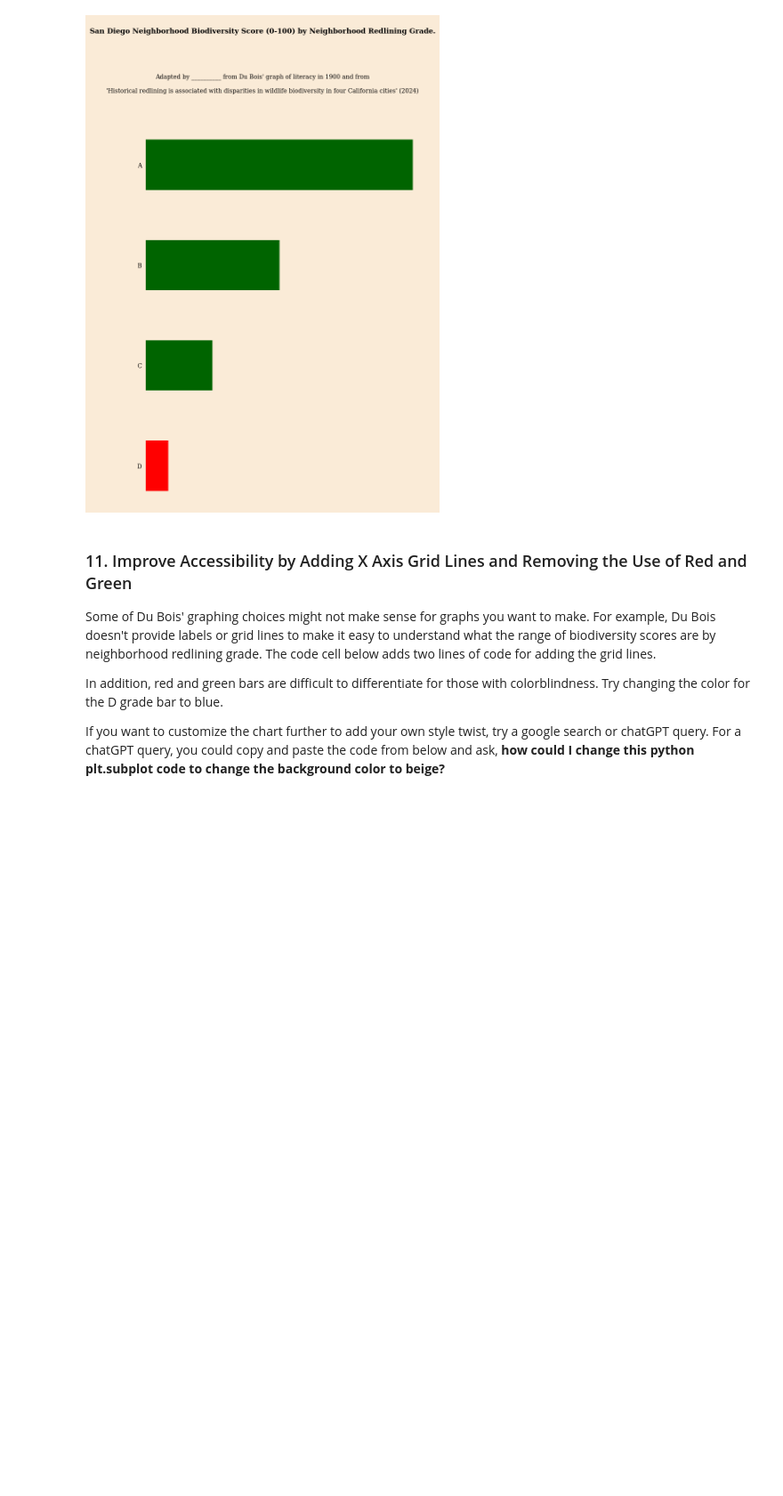
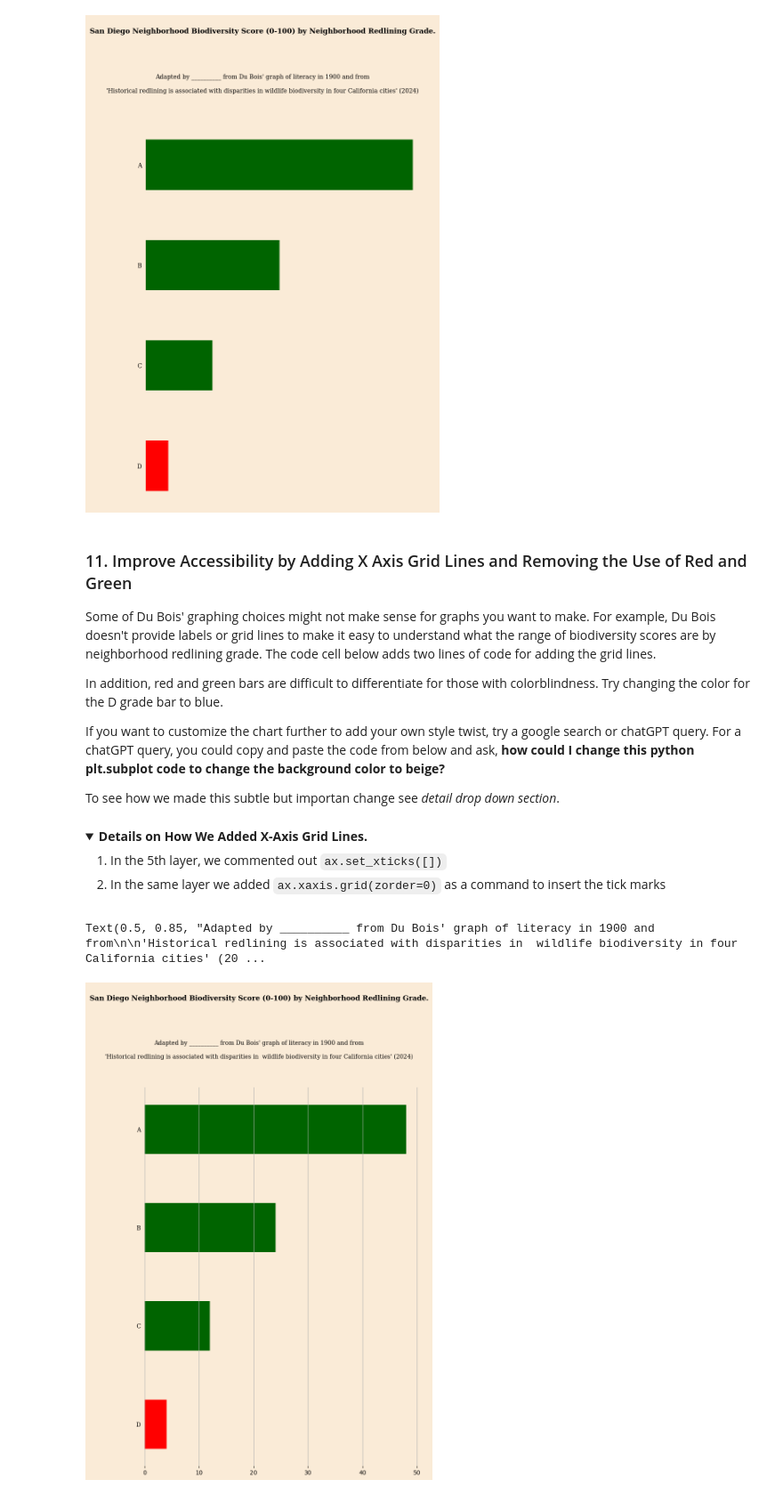
Before and after one commit to HigherEdData/dubois-jupyterlite, a Jupyter notebook: content/notebooks/py_literacy_biodiversity_bar.ipynb, the cells around one changed output. Shown at 89% size. Saved outputs shown, nothing was run; the diff lists cells and outputs as text; code cells hidden in the pictures; folded sections open; blank space fills up the shorter version.

````diff
--- a/content/notebooks/py_literacy_biodiversity_bar.ipynb
+++ b/content/notebooks/py_literacy_biodiversity_bar.ipynb
@@ -461,31 +506,44 @@ For example, Du Bois doesn't provide labels or grid lines to make it easy to und
 In addition, red and green bars are difficult to differentiate for those with colorblindness. Try changing the color for the D grade bar to blue.
 
 If you want to customize the chart further to add your own style twist, try a google search or chatGPT query. For a chatGPT query, you could copy and paste the code from below and ask, **how could I change this python plt.subplot code to change the background color to beige?**
+
+To see how we made this subtle but importan change see *detail drop down section*.
+# %% [markdown]
+<details> <summary><strong>Details on How We Added X-Axis Grid Lines.</strong></summary>
+
+1. In the 5th layer, we commented out ```ax.set_xticks([])```
+2. In the same layer we added ```ax.xaxis.grid(zorder=0)``` as a command to insert the tick marks
+
+</details>
 # %%
-# Layer 1: Import Pandas, Matplotlib Libraries, and Data
+# Layer 1: Import Packages and Load Data
 import pandas as pd
 import matplotlib.pyplot as plt
 
-# Load the data
-df = pd.read_csv("../data/d_biodiversity_redlining.csv")
+df = pd.read_csv("d_biodiversity_redlining.csv")
 
-# Layer 2: Setup figure (overall chart area) with an ax (x y axes) subplot for the bar graph
+# Layer 2: Setup figure (overall chart area)
 fig, ax = plt.subplots(figsize=(11, 14), facecolor="antiquewhite")
 
-#  Layer 4: make a bar_colors variable that contains "red"
-#  if grade is D and dark green for others
+# Layer 4: Apply Distinct Colors for Specific Variable
 bar_colors = ["red" if grade == "D" else "darkgreen" for grade in df["grade"]]
 
-# Layer 3: Create a horizontal bar chart in the ax subplot by telling the ax.barh function
+# Layer 3: Create a Horizontal Bar Chart
+
+# Create a horizontal bar chart in the ax subplot by telling the ax.barh function
 # what data frame and variables to plot on the y-axis (bar name) and x-axis (bar length)
+
 ax.barh(
-    df["____________"],  # (y-axis)
-    df["____________"],  # (x-axis)
-    # Layer 4 Change:
+    df["grade"],  # (y-axis)
+    df["biodiversity"],  # (x-axis)
+
+# Addition to Layer 4:
     color=bar_colors,  # apply red and green colors to the bars with the color bar color variable
     # fill in the blank below to set the bar height
     height=0.5
 )
+
+# Layer 5: Declutter and Improve Legibility of Figure
 
 ax.invert_yaxis() # flip y-axis order to go highest to lowest illiteracy
 
@@ -493,37 +551,44 @@ ax.set_facecolor("antiquewhite") # set background color of plot
 
 plt.yticks(fontsize=10, fontname="serif")  # make country labels smaller and serif font
 
-ax.set_xticks([]) # Remove x-axis ticks
+#ax.set_xticks([]) # Remove x-axis ticks
 ax.set_xlabel("") # Remove x-axis tickslabels
+
+ax.xaxis.grid(zorder=0)  # Add xaxis grid variable and set zorder to 0 so lines appear behind bars
 
 ax.tick_params(axis="y", left=False)  # Remove small tick marks from y-axis
 
 # Remove the chart border lines (spines)
 for spine in ax.spines.values(): spine.set_visible(False)
 
-# Layer 5: Adjust Title Positioning
+# Layer 6: Adjust Figure and Create Title
 
 # Adjust position of the bar chart to make space for title
 plt.subplots_adjust(left=0.25, right=0.85, top=0.8, bottom=0.15)
 
 # Place the title in the margin ABOVE the subplot
 fig.text(
     0.5, 0.95, # Position in middle at top
     "\n" # add a line of above the title so it's not to close to top edge
     "San Diego Neighborhood Biodiversity Score (0-100) by Neighborhood Redlining Grade.",
     fontsize=12, fontname="serif", weight="bold", ha="center"
 )
 
+# Layer 7: Add Subtitle
+
 # Fully center subtitle across figure
 fig.text(
     0.5, 0.85, # X and Y position (X=0.5 ensures full centering)
 # fill in the blank below to translate the title in the language of your choice
     "Adapted by __________ from Du Bois' graph of literacy in 1900 and from"
         "\n\n"
 # Fill in the blank below to show the graph is adapted by you!
     "'Historical redlining is associated with disparities in  wildlife biodiversity in four California cities' (2024)",
     fontsize=10, fontname="serif", ha="center"
 )
+# %% [output]
+Text(0.5, 0.85, "Adapted by __________ from Du Bois' graph of literacy in 1900 and from\n\n'Historical redlining is associated with disparities in  wildlife biodiversity in four California cities' (20 ...
+[figure, added]
 # %% [markdown]
 ### 12. Export a final HTML file of your Notebook
 
````
Also changed, not shown: parts of 14 cells of this notebook.
